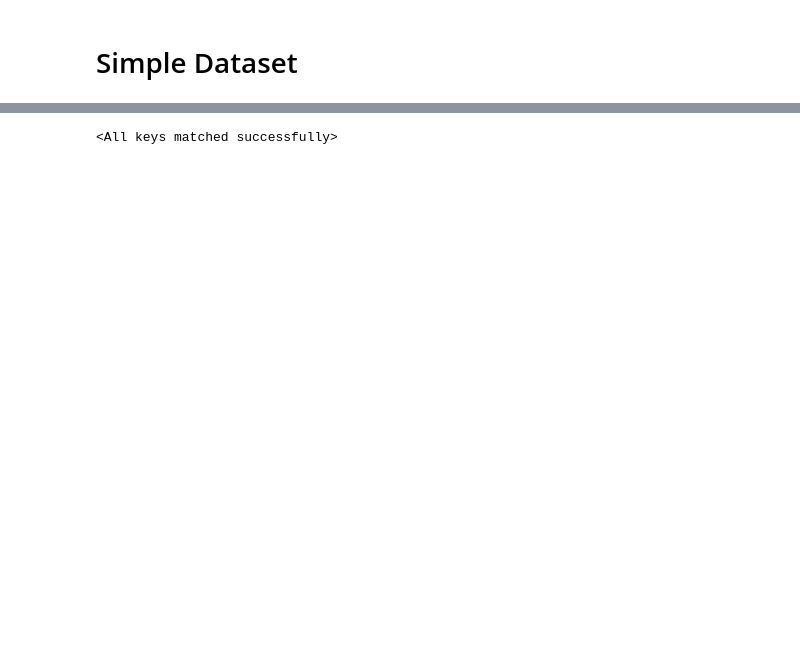
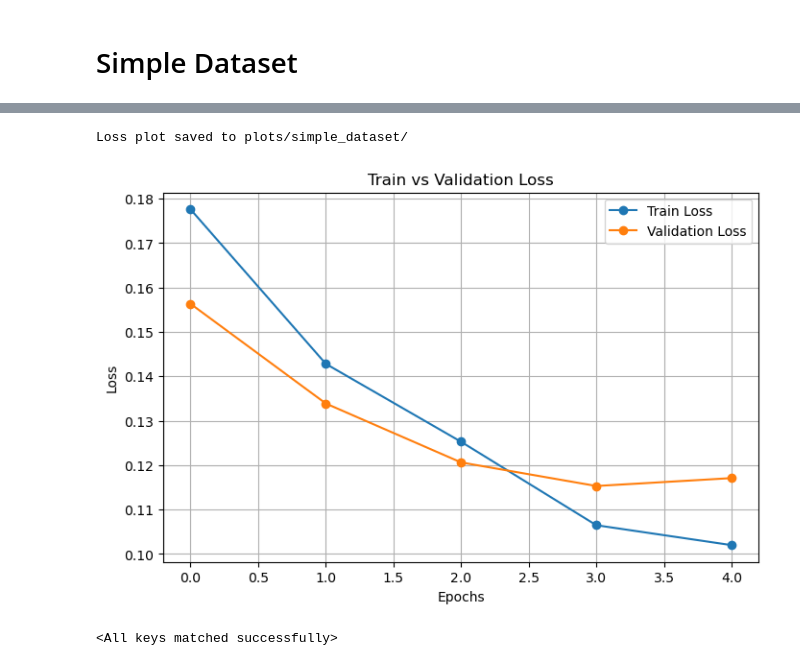
Before and after one commit to aryamaansaha/low-light-mosquito-detection, a Jupyter notebook: FasterRCNN-18/main.ipynb, the cells around one changed output, grey strips where cells are left out. Drawn from its saved outputs; the diff is of its cells as text; code cells hidden in the pictures; blank space fills up the shorter version.

```diff
--- a/FasterRCNN-18/main.ipynb
+++ b/FasterRCNN-18/main.ipynb
@@ -47,3 +57,9 @@ train_losses, val_losses, lr_history =  train(
+# %%
+plot_dir = f"plots/{datafolder}/"
+plot_losses(train_losses, val_losses, save_path=plot_dir)
+# %% [output]
+Loss plot saved to plots/simple_dataset/
+[figure, added]
 # %%
 save_dir = f"models/{datafolder}/"
 model.load_state_dict(torch.load(os.path.join(save_dir, "best_model.pth")))
```
Also changed, not shown: parts of 11 cells of this notebook, 50 other files.
